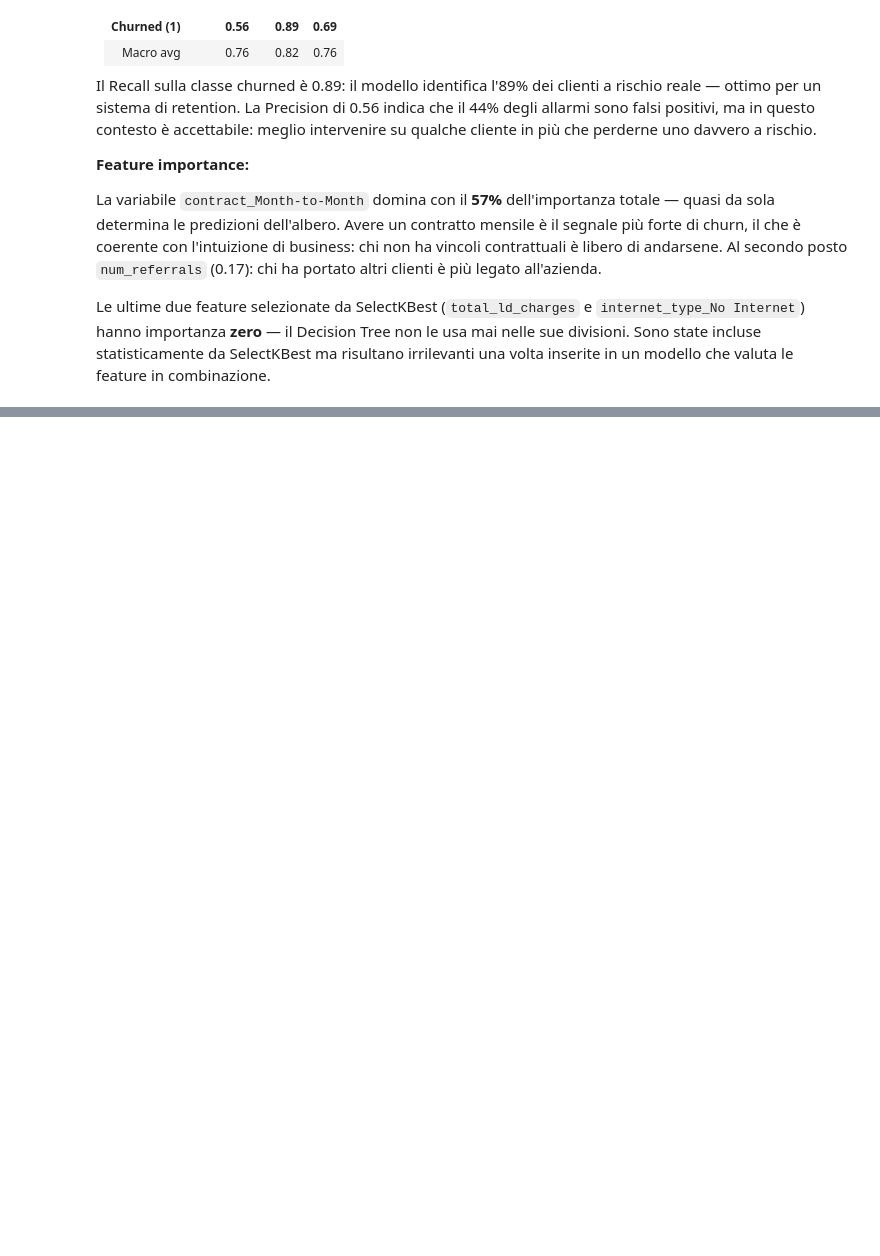
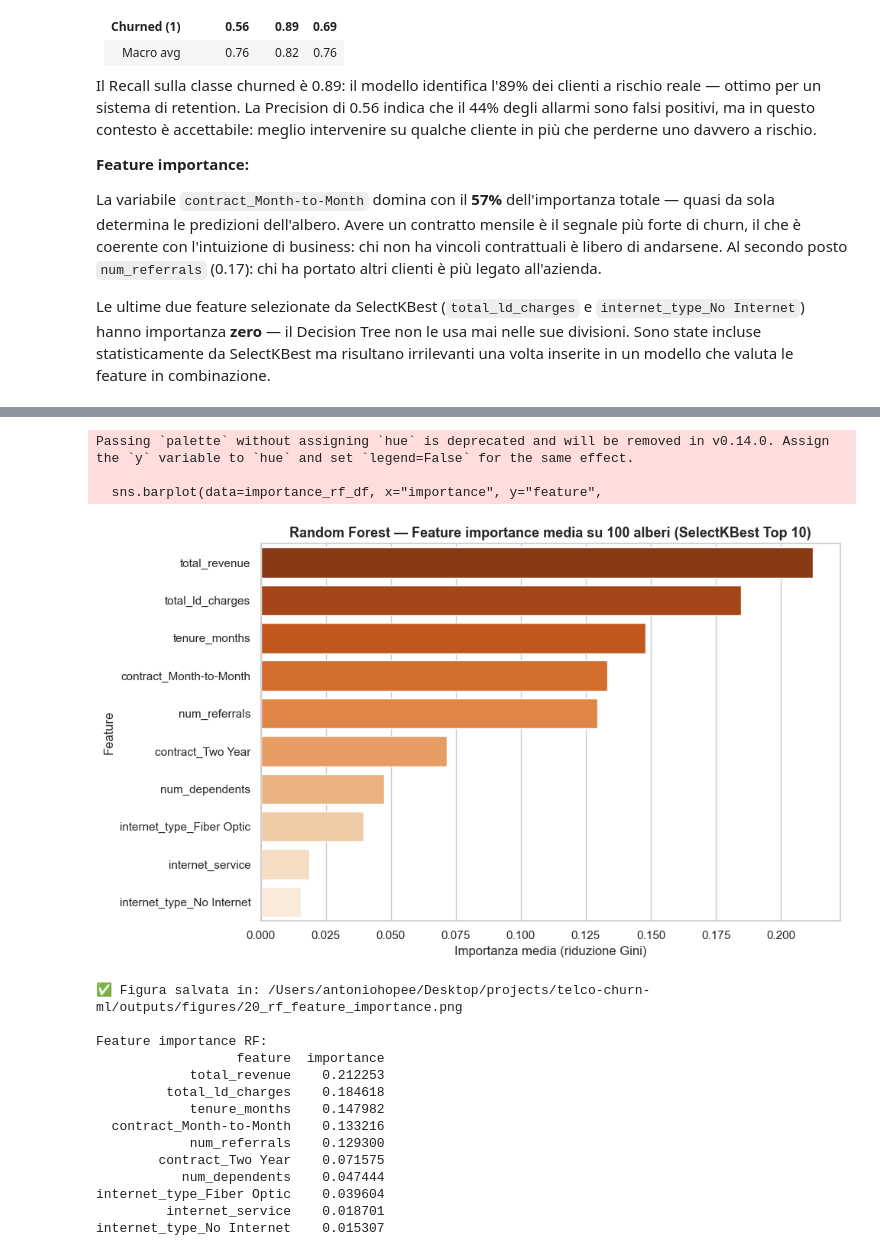
Before and after one commit to antoniohopee/telco-churn-ml, a Jupyter notebook: notebooks/04_machine_learning.ipynb, the cells around one changed output, grey strips where cells are left out. Saved outputs shown, nothing was run; the diff lists cells and outputs as text; code cells hidden in the pictures; blank space fills up the shorter version.

Commit message:
refactor: US-20 — Random Forest con SelectKBest top 10, feature importance e tabella comparativa

```diff
--- a/notebooks/04_machine_learning.ipynb
+++ b/notebooks/04_machine_learning.ipynb
@@ -769,0 +830,20 @@ le feature in combinazione.
+# %%
+from sklearn.ensemble import RandomForestClassifier
+from sklearn.metrics import classification_report
+
+pipeline_rf = Pipeline([
+    ("preprocessor", build_preprocessor(num_cols, cat_cols, binary_cols)),
+    ("selector",     SelectKBest(f_classif, k=10)),
+    ("classifier",   RandomForestClassifier(
+        n_estimators=100,
+        class_weight="balanced",
+        random_state=42,
+        n_jobs=-1
+    ))
+])
+
+pipeline_rf.fit(X_train, y_train)
+y_pred_rf = pipeline_rf.predict(X_test)
+
+print("=== RANDOM FOREST — SelectKBest Top 10 ===\n")
+print(classification_report(y_test, y_pred_rf, target_names=["Rimasto (0)", "Churned (1)"]))
@@ -769,0 +861,46 @@ le feature in combinazione.
+# %%
+# Feature importance del RF — media su tutti i 100 alberi, molto più stabile del singolo DT
+feature_names_raw = pipeline_rf.named_steps["preprocessor"].get_feature_names_out()
+all_names_rf = [n.split("__", 1)[-1] for n in feature_names_raw]
+mask_rf = pipeline_rf.named_steps["selector"].get_support()
+selected_names_rf = [n for n, m in zip(all_names_rf, mask_rf) if m]
+
+importances_rf = pipeline_rf.named_steps["classifier"].feature_importances_
+importance_rf_df = pd.DataFrame({
+    "feature":    selected_names_rf,
+    "importance": importances_rf
+}).sort_values("importance", ascending=False)
+
+fig, ax = plt.subplots(figsize=(10, 6))
+sns.barplot(data=importance_rf_df, x="importance", y="feature",
+            palette="Oranges_r", orient="h", ax=ax)
+ax.set_title("Random Forest — Feature importance media su 100 alberi (SelectKBest Top 10)",
+             fontsize=13, fontweight="bold")
+ax.set_xlabel("Importanza media (riduzione Gini)")
+ax.set_ylabel("Feature")
+plt.tight_layout()
+
+figures_path = os.path.abspath(os.path.join("..", "outputs", "figures", "20_rf_feature_importance.png"))
+plt.savefig(figures_path, dpi=150, bbox_inches="tight")
+plt.show()
+print(f"✅ Figura salvata in: {figures_path}")
+print(f"\nFeature importance RF:\n{importance_rf_df.to_string(index=False)}")
+# %% [output]
+Passing `palette` without assigning `hue` is deprecated and will be removed in v0.14.0. Assign the `y` variable to `hue` and set `legend=False` for the same effect.
+
+  sns.barplot(data=importance_rf_df, x="importance", y="feature",
+[figure, added]
+✅ Figura salvata in: /Users/antoniohopee/Desktop/projects/telco-churn-ml/outputs/figures/20_rf_feature_importance.png
+
+Feature importance RF:
+                  feature  importance
+            total_revenue    0.212253
+         total_ld_charges    0.184618
+            tenure_months    0.147982
+  contract_Month-to-Month    0.133216
+            num_referrals    0.129300
+        contract_Two Year    0.071575
+           num_dependents    0.047444
+internet_type_Fiber Optic    0.039604
+         internet_service    0.018701
+internet_type_No Internet    0.015307
```
Also changed, not shown: parts of 9 cells of this notebook, 2 other files.
